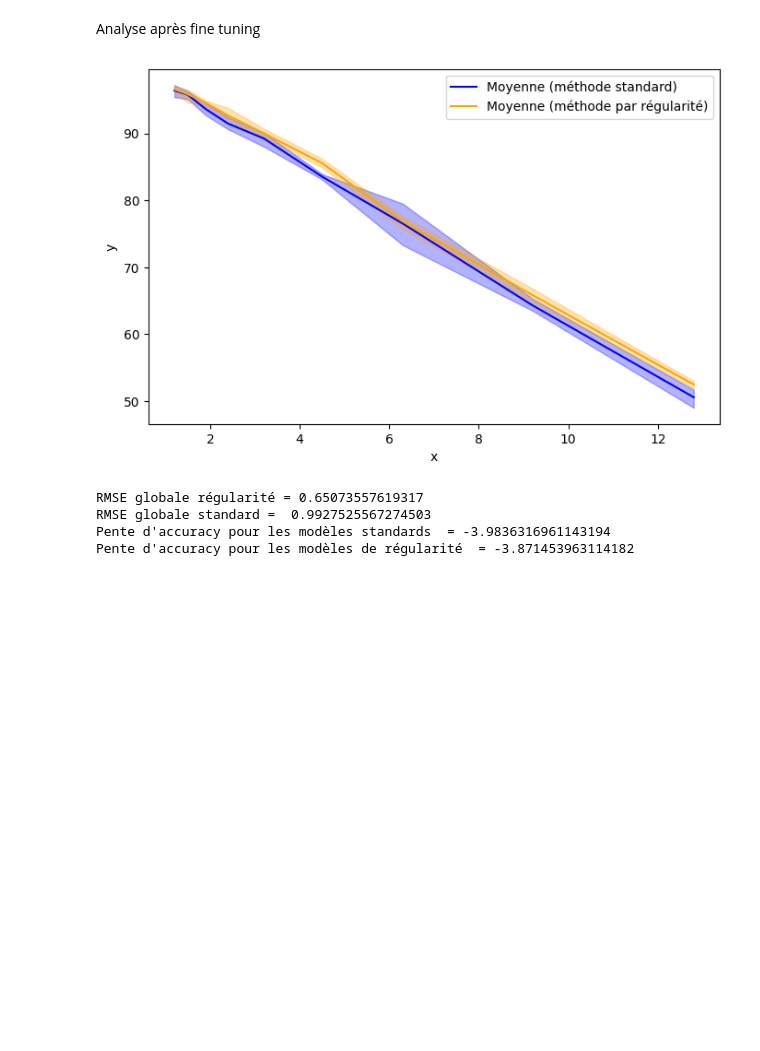
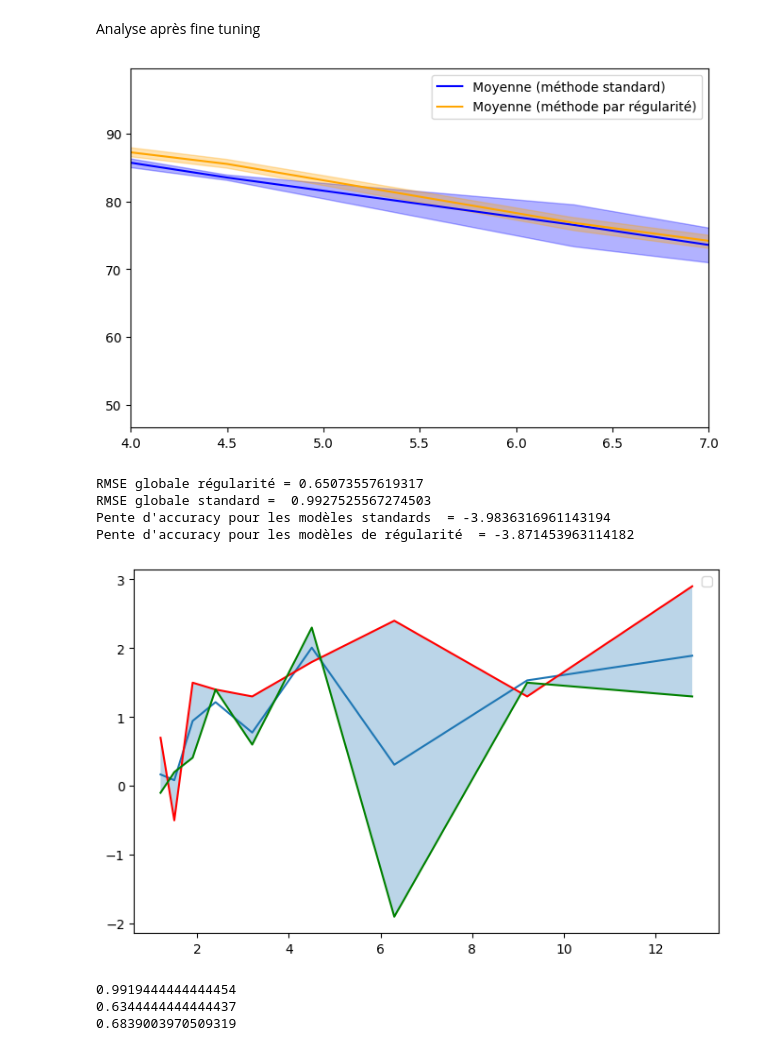
Before and after one commit to josselinteste/projet_es_ia_embarquee_CHALIN_TESTE, a Jupyter notebook: utilitaire.ipynb, the cells around one changed output. Drawn from its saved outputs; the diff is of its cells as text; code cells hidden in the pictures; blank space fills up the shorter version.

```diff
--- a/utilitaire.ipynb
+++ b/utilitaire.ipynb
@@ -1330,38 +1350,59 @@ mean_pruning = np.mean(pruning, axis=0)
 min_pruning = np.min(pruning, axis=0)
 max_pruning = np.max(pruning, axis=0)
 
 # Tracé
 plt.figure(figsize=(8,5))
 
 # Courbes moyennes
 plt.plot(x, mean_curve, label="Moyenne (méthode standard)", color="blue")
 plt.plot(x, mean_pruning, label="Moyenne (méthode par régularité)", color="orange")
 
 # Canaux : entre min et max
 plt.fill_between(x, min_curve, max_curve, alpha=0.3, color="blue")
 plt.fill_between(x, min_pruning, max_pruning, alpha=0.3, color='orange')
 
-plt.xlabel("x")
-plt.ylabel("y")
-plt.xlim(0,3)
+plt.xlim(4,7)
 plt.legend()
 plt.show()
 
 rmse_global = np.sqrt(np.mean((pruning - mean_pruning) ** 2))
 
 print("RMSE globale régularité =", rmse_global)
 
 rmse_global = np.sqrt(np.mean((curves - mean_curve) ** 2))
 
 print("RMSE globale standard = ", rmse_global)
 
 m, b = np.polyfit(x, mean_curve, 1)
 print("Pente d'accuracy pour les modèles standards  =", m)
 m, b = np.polyfit(x, mean_pruning, 1)
 print("Pente d'accuracy pour les modèles de régularité  =", m)
+
+plt.figure(figsize=(8,5))
+diff = mean_pruning-mean_curve
+plt.plot(x,diff)
+min_mask = min_pruning-min_curve
+max_mask = max_pruning-max_curve
+
+
+
+
+#min_mask = min_mask >0
+plt.plot(x,min_mask,color="red")
+plt.plot(x,max_mask,color="green")
+
+plt.fill_between(x, min_mask, max_mask, alpha=0.3)
+plt.legend()
+plt.show()
+print(np.mean(diff))
+print(np.sqrt(np.mean((diff - np.mean(diff)) ** 2)))
 # %% [output]
-[figure, old version]
+[figure, new version]
 RMSE globale régularité = 0.65073557619317
 RMSE globale standard =  0.9927525567274503
 Pente d'accuracy pour les modèles standards  = -3.9836316961143194
 Pente d'accuracy pour les modèles de régularité  = -3.871453963114182
+[figure, added]
+0.9919444444444454
+0.6344444444444437
+0.6839003970509319
```
Also changed, not shown: parts of 1 cell of this notebook.
